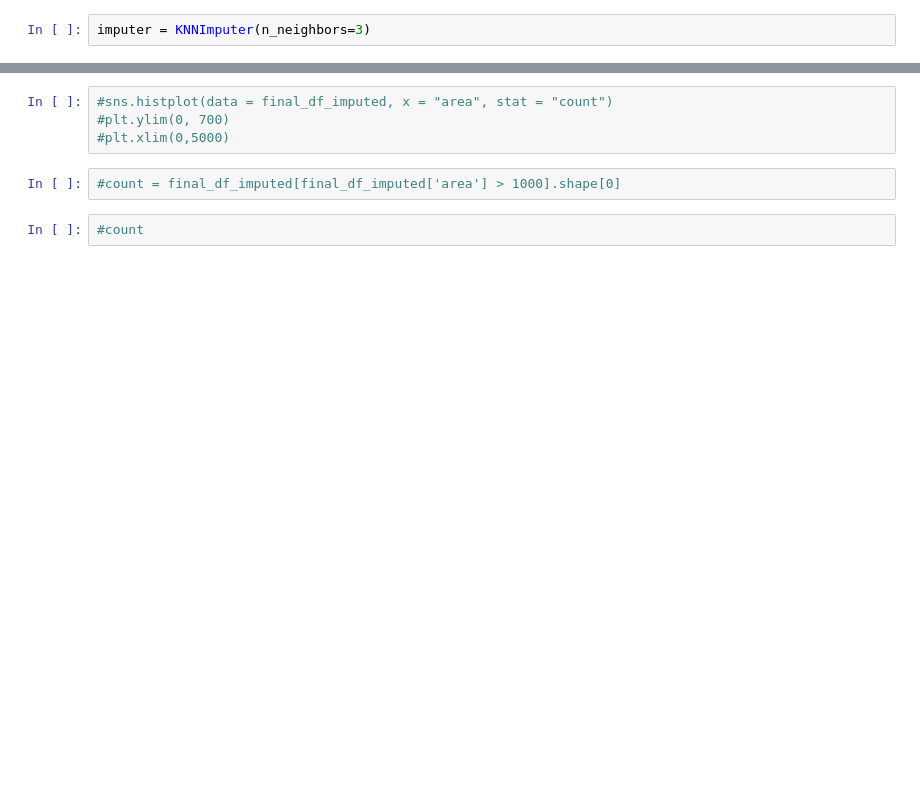
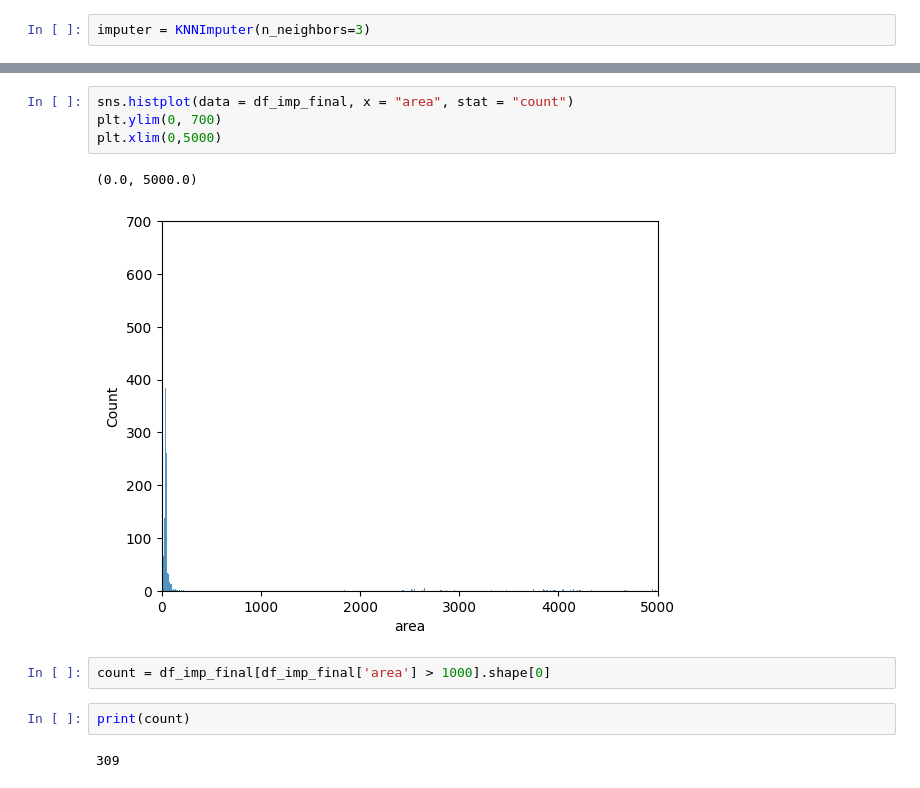
Before and after one commit to filki/Kaggle_Warsaw_rent_prices, a Jupyter notebook: starter.ipynb, the cells around one changed output, grey strips where cells are left out. Cells and saved outputs as stored; diff of their text form; blank space fills up the shorter version.

```diff
--- a/starter.ipynb
+++ b/starter.ipynb
@@ -408,8 +434,13 @@ final_df.head()
 # %%
-#sns.histplot(data = final_df_imputed, x = "area", stat = "count")
-#plt.ylim(0, 700)
-#plt.xlim(0,5000)
+sns.histplot(data = df_imp_final, x = "area", stat = "count")
+plt.ylim(0, 700)
+plt.xlim(0,5000)
+# %% [output]
+(0.0, 5000.0)
+[figure, added]
 # %%
-#count = final_df_imputed[final_df_imputed['area'] > 1000].shape[0]
+count = df_imp_final[df_imp_final['area'] > 1000].shape[0]
 # %%
-#count
+print(count)
+# %% [output]
+309
```
Also changed, not shown: parts of 47 cells of this notebook.
